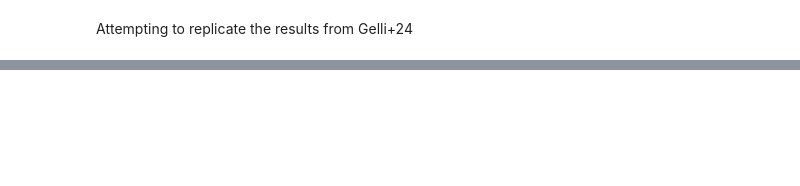
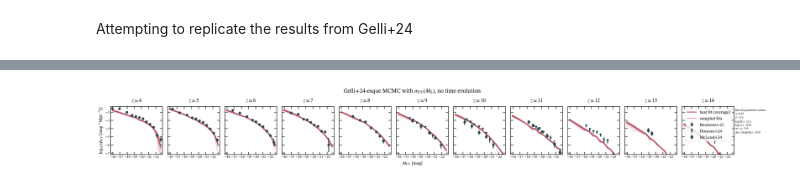
Before and after one commit to ebregou/modeling_stochasticity, a Jupyter notebook: notebooks/replicate_Gelli24.ipynb, the cells around one changed output, grey strips where cells are left out. Saved outputs shown, nothing was run; the diff lists cells and outputs as text; code cells hidden in the pictures; blank space fills up the shorter version.

Commit message:
ran different sigma parameterizations

```diff
--- a/notebooks/replicate_Gelli24.ipynb
+++ b/notebooks/replicate_Gelli24.ipynb
@@ -112,0 +35,14 @@ reduced_data
+# %%
+param_data = eMCMC.build_param_data(custom_params)
+# %%
+my_UVLF = eMCMC.UVLF(file_names, data_labels, param_data)
+# %%
+ICs = my_UVLF.generate_ICs()
+# %%
+# Run MCMC
+t = time.time()
+Nsteps=2000
+my_UVLF.sampler.run_mcmc(ICs, Nsteps)
+# Get flat sample from the MCMC
+samples = my_UVLF.sampler.get_chain(discard = 400, flat=True)
+print(time.time()-t)
@@ -112,0 +55,5 @@ reduced_data
+# %%
+te_plot = Plotting.plot_evolving_UVLF_fit(samples, my_UVLF, title = r'Gelli+24-esque MCMC with $\sigma_{\rm{UV}}(M_h)$, no time evolution')
+#te_plot.savefig('/Users/eb35267/Desktop/code/figures/Gelli_comparison/no_time_evolution_with_jwst_data.png', bbox_inches='tight')
+# %% [output]
+[figure, added]
```
Also changed, not shown: parts of 16 cells of this notebook, 5 other files.
